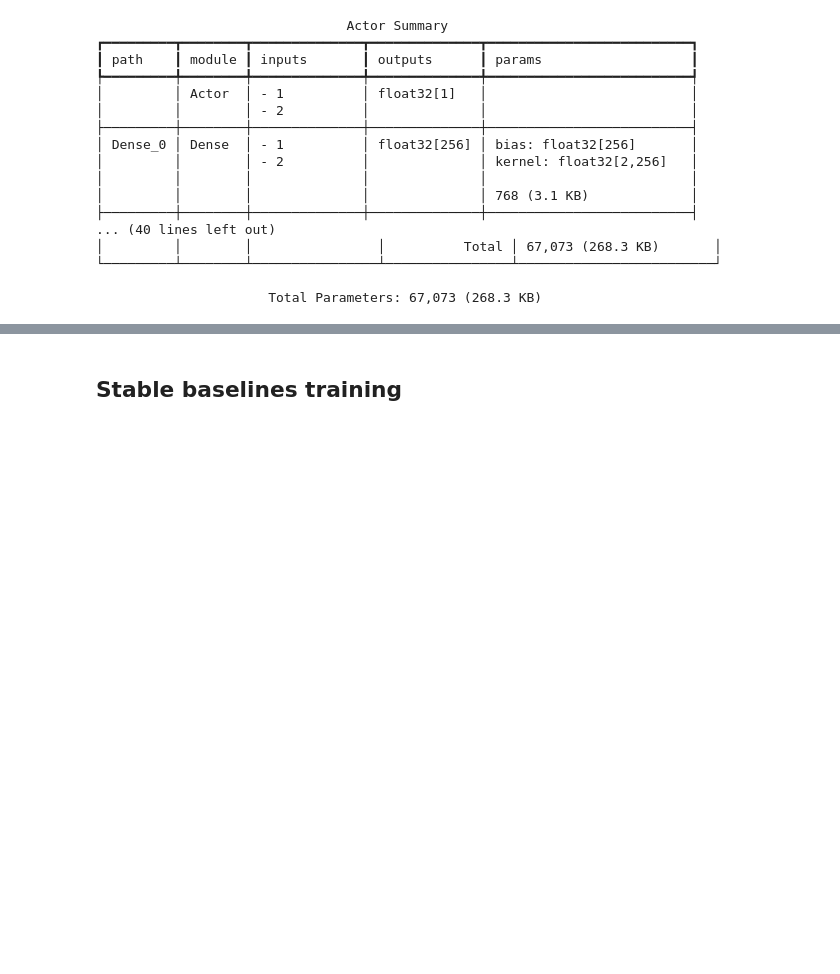
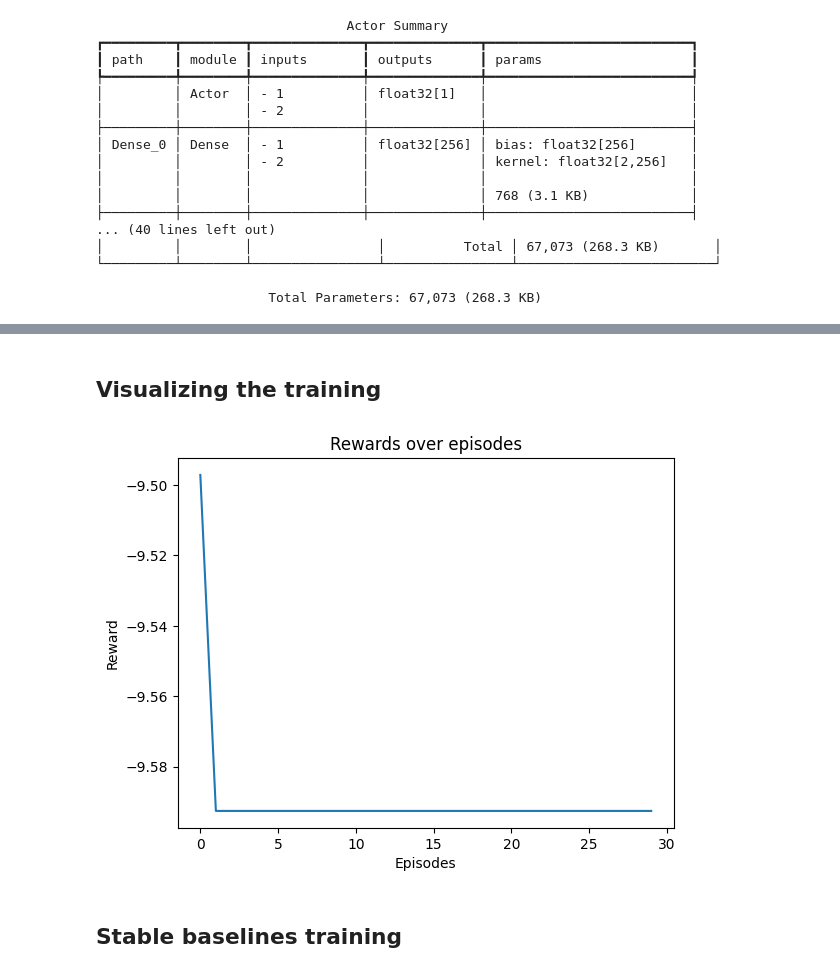
Before and after one commit to alefram/notebooks, a Jupyter notebook: ddpg.ipynb, the cells around one changed output, grey strips where cells are left out. Saved outputs shown, nothing was run; the diff lists cells and outputs as text; code cells hidden in the pictures; blank space fills up the shorter version.

Commit message:
add visualizing rewards per episode

```diff
--- a/ddpg.ipynb
+++ b/ddpg.ipynb
@@ -180,18 +189,22 @@ class ReplayBuffer():
 
 buffer = ReplayBuffer(buffer_size, batch_size)
 # %%
-episode = 1
-T = 2
+episodes = 30
+T = 100
 gamma = 0.1
 tau = 0.001
 
-for i in range(episode):
+env = gym.wrappers.RecordEpisodeStatistics(env)
+episodes_reward = []
+
+for i in tqdm(range(episodes)):
     # Initialize a random process N for action exploration
     N = noise(0.1)
     # Receive initial observation state s 1
     state, info = env.reset(seed=seed)
+    done = False
 
-    for t in range(T):
+    while not done:
 
         # Select action a_t = μ(s t |θ μ ) + N t according to the current policy and exploration noise
         action = noise() + actor.apply_fn(actor.params, state)
@@ -224,4 +237,16 @@ for i in range(episode):
         target_actor_params = soft_update(target_actor_params, actor.params, tau)
         target_critic_params = soft_update(target_critic_params, critic.params, tau)
 
-        state = observation
+        # update if the environment is done and the current observation
+        done = terminated or truncated
+        # state = observation
+
+
+    episodes_reward.append(env.return_queue[-1])
+
+    avg_reward = int(np.mean(env.return_queue))
+    print("Episode:", i, "Average reward:", avg_reward)
+
+
+
+env.close()
@@ -228,2 +279,14 @@ for i in range(episode):
+# %% [markdown]
+## Visualizing the training
+# %%
+rewards_to_plot = [rewards for rewards in episodes_reward]
+
+plt.plot(range(episodes), episodes_reward)
+plt.xlabel('Episodes')
+plt.ylabel('Reward')
+plt.title('Rewards over episodes')
+plt.show()
+# %% [output]
+[figure, added]
 # %% [markdown]
 ## Stable baselines training
```
Also changed, not shown: parts of 4 cells of this notebook.
